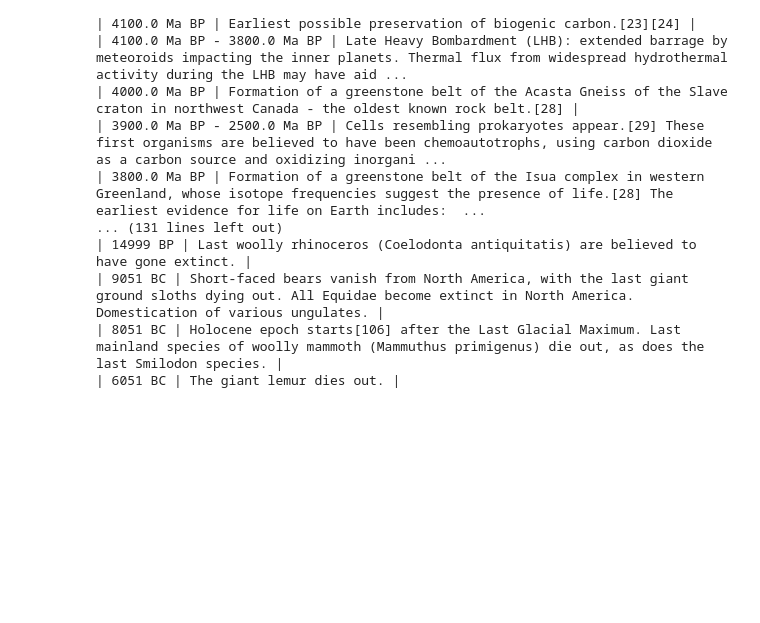
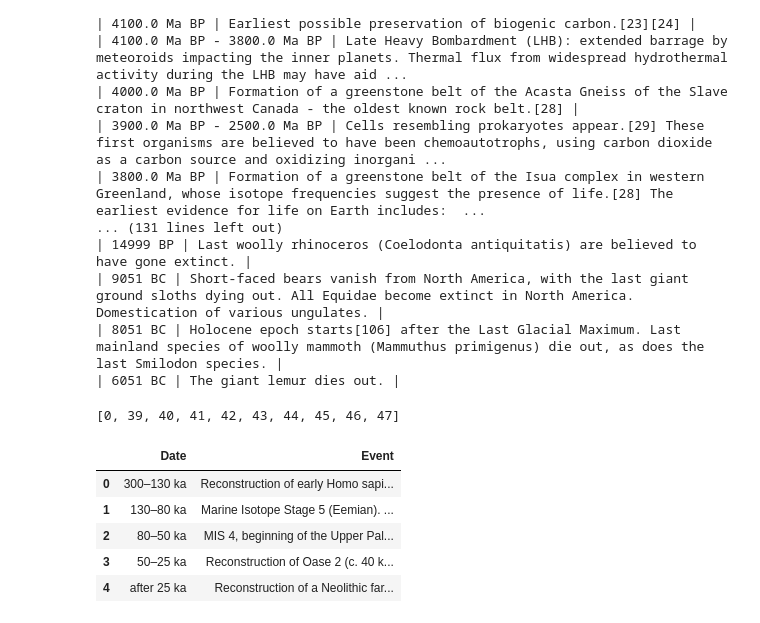
Before and after one commit to domschl/EbookTools, a Jupyter notebook: wiki_exporter.ipynb, the cells around one changed output. Saved outputs shown, nothing was run; the diff lists cells and outputs as text; code cells hidden in the pictures; blank space fills up the shorter version.

```diff
--- a/wiki_exporter.ipynb
+++ b/wiki_exporter.ipynb
@@ -892,0 +896,4 @@ for index in useful:
+# %%
+
+url = "https://en.wikipedia.org/wiki/Timeline_of_human_evolution"
+tables = pd.read_html(url)
@@ -892,0 +902,13 @@ for index in useful:
+# %%
+useful
+# %% [output]
+[0, 39, 40, 41, 42, 43, 44, 45, 46, 47]
+# %%
+tables[47]
+# %% [output]
+|  | Date | Event |
+| 0 | 300–130 ka | Reconstruction of early Homo sapi... |
+| 1 | 130–80 ka | Marine Isotope Stage 5 (Eemian). ... |
+| 2 | 80–50 ka | MIS 4, beginning of the Upper Pal... |
+| 3 | 50–25 ka | Reconstruction of Oase 2 (c. 40 k... |
+| 4 | after 25 ka | Reconstruction of a Neolithic far... |
```
Also changed, not shown: parts of 5 cells of this notebook, 1 other file.
